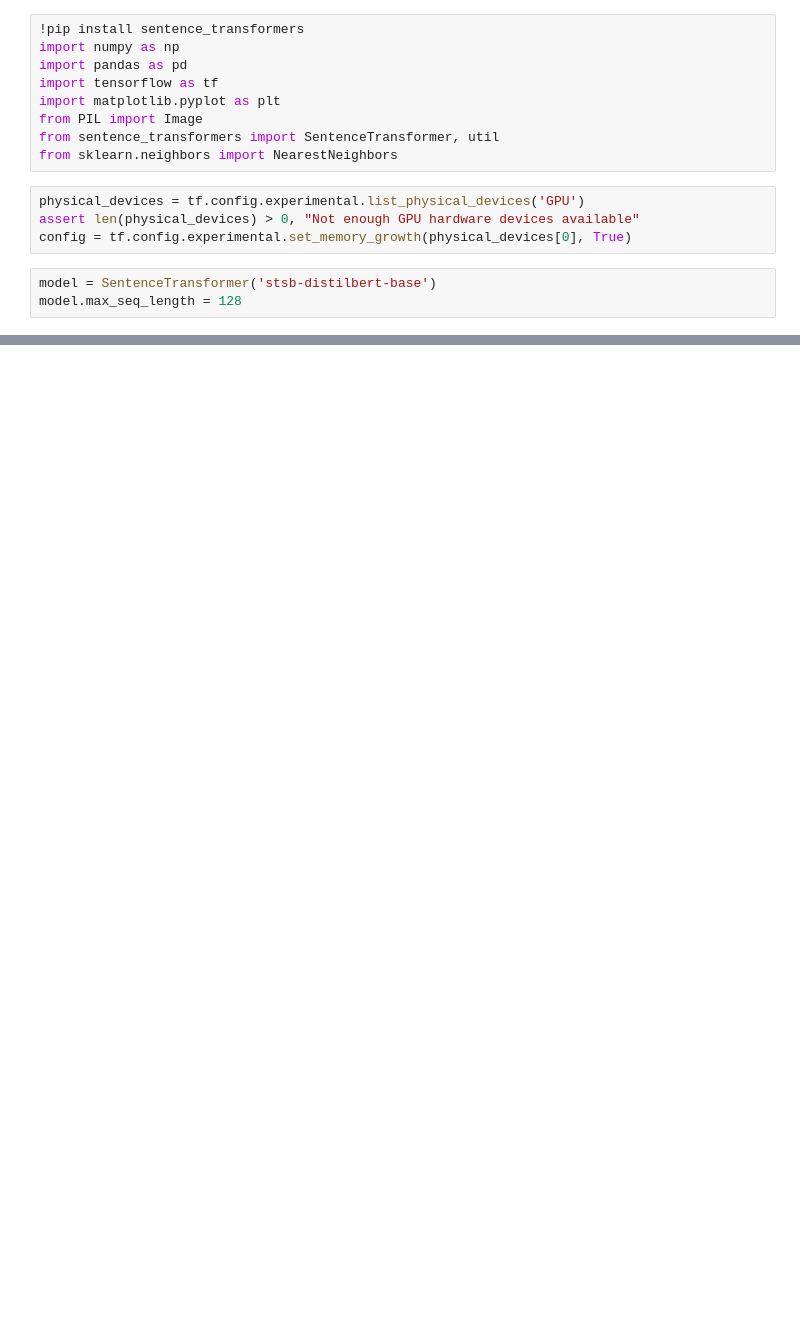
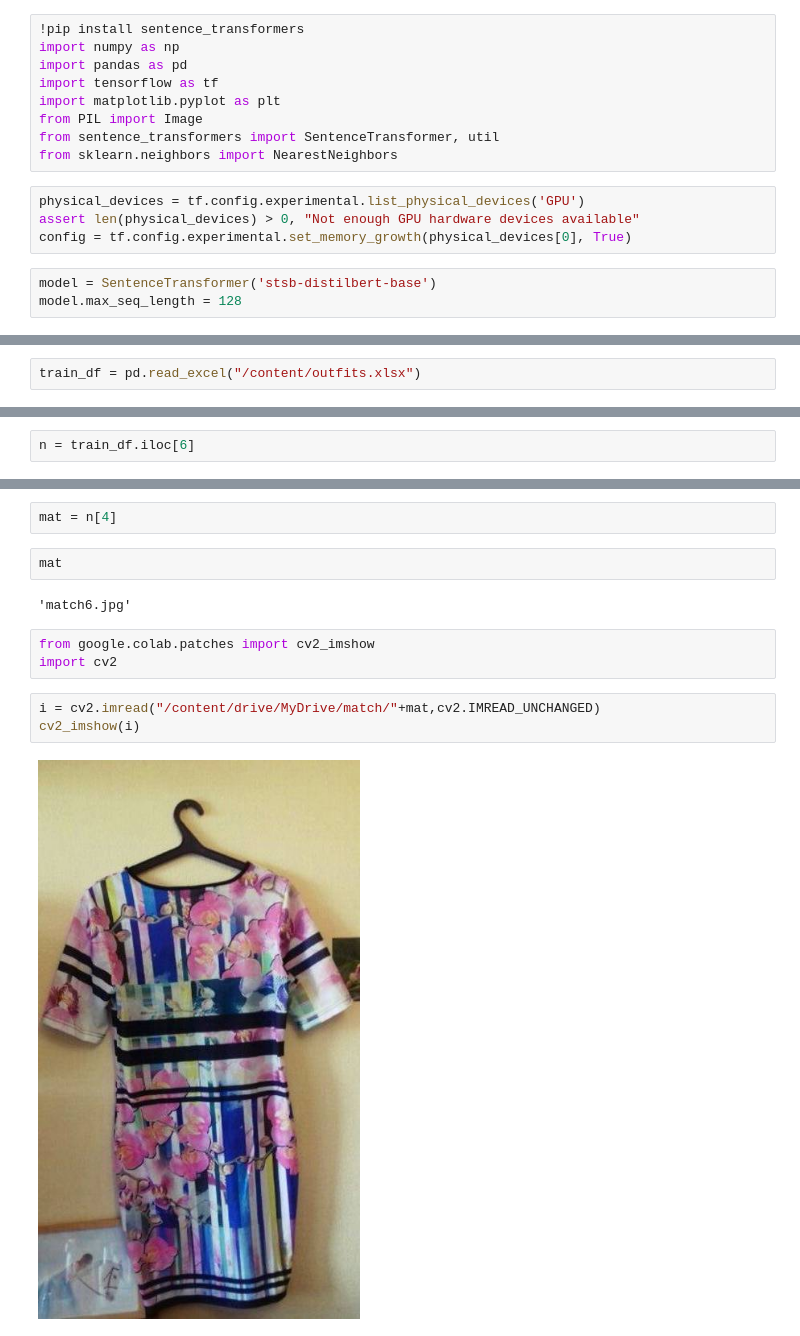
Before and after one commit to AkshayTries/FashionRec, a Jupyter notebook: Recommend.ipynb, the cells around one changed output, grey strips where cells are left out. Cells and saved outputs as stored; diff of their text form; blank space fills up the shorter version.

```diff
--- a/Recommend.ipynb
+++ b/Recommend.ipynb
@@ -25,0 +43,2 @@ Downloading data from https://storage.googleapis.com/tensorflow/keras-applicatio
+# %%
+train_df = pd.read_excel("/content/outfits.xlsx")
@@ -25,0 +155,2 @@ Downloading data from https://storage.googleapis.com/tensorflow/keras-applicatio
+# %%
+n = train_df.iloc[6]
@@ -25,0 +167,14 @@ Downloading data from https://storage.googleapis.com/tensorflow/keras-applicatio
+# %%
+mat = n[4]
+# %%
+mat
+# %% [output]
+'match6.jpg'
+# %%
+from google.colab.patches import cv2_imshow
+import cv2
+# %%
+i = cv2.imread("/content/drive/MyDrive/match/"+mat,cv2.IMREAD_UNCHANGED)
+cv2_imshow(i)
+# %% [output]
+[figure, added]
```
Also changed, not shown: parts of 16 cells of this notebook.
